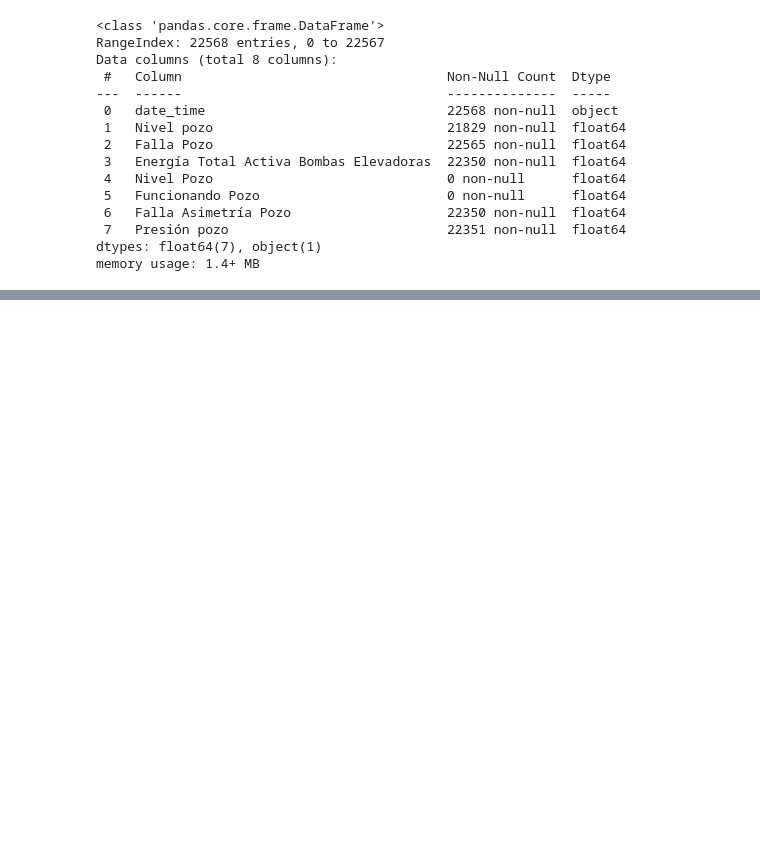
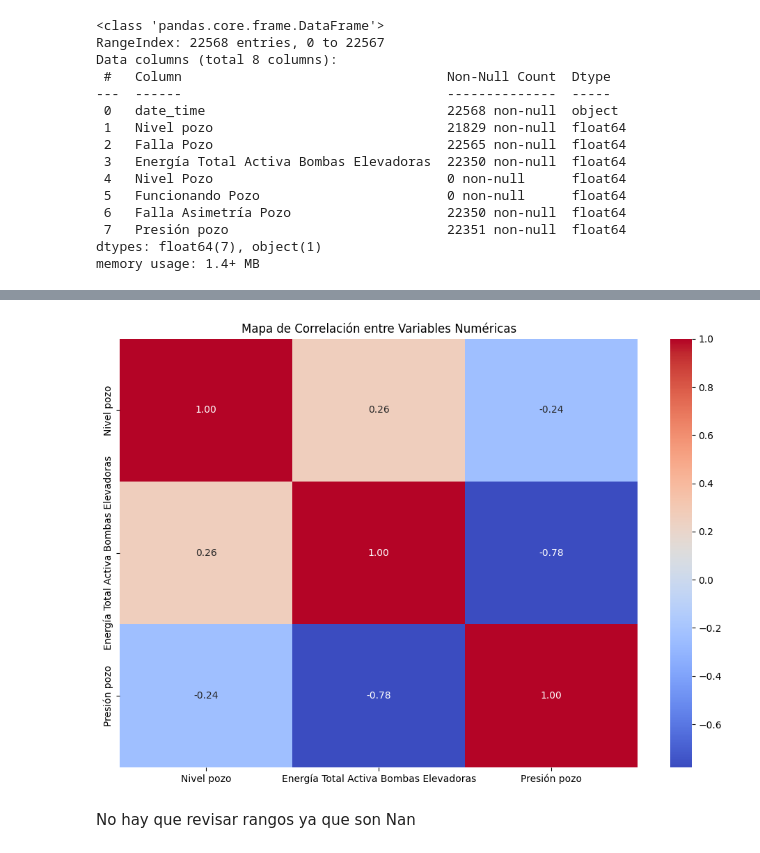
Before and after one commit to fchiapped/Proyecto-Grado, a Jupyter notebook: planta3.ipynb, the cells around one changed output, grey strips where cells are left out. Cells and saved outputs as stored; diff of their text form; code cells hidden in the pictures; blank space fills up the shorter version.

```diff
--- a/planta3.ipynb
+++ b/planta3.ipynb
@@ -42,3 +40,12 @@ Data columns (total 8 columns):
  7   Presión pozo                            22351 non-null  float64
 dtypes: float64(7), object(1)
 memory usage: 1.4+ MB
+# %%
+df_planta_3['date_time'] = pd.to_datetime(df_planta_3['date_time'])
+
+df_planta_3.dropna(axis=1, how='all', inplace=True)
+
+on_off_cols = ['Falla Pozo', 'Falla Asimetría Pozo']
+for col in on_off_cols:
+    df_planta_3[col] = df_planta_3[col].astype(bool)
+df_planta_3.info()
@@ -44,0 +78,6 @@ memory usage: 1.4+ MB
+# %%
+funciones.plot_corr(df_planta_3)
+# %% [output]
+[figure, added]
+# %% [markdown]
+No hay que revisar rangos ya que son Nan
```
Also changed, not shown: parts of 4 cells of this notebook, 3 other files.
